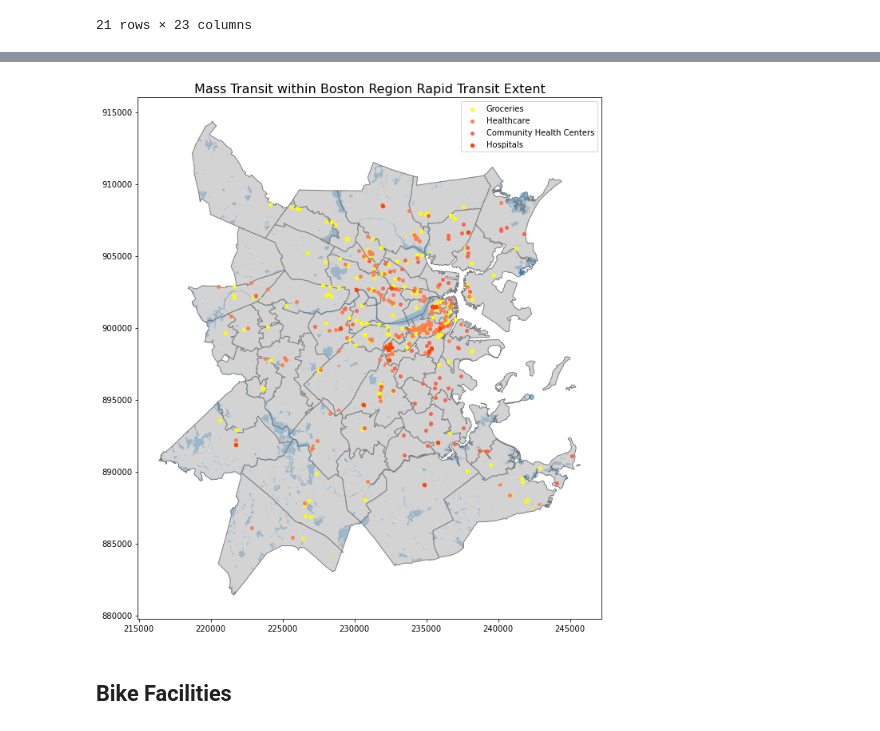
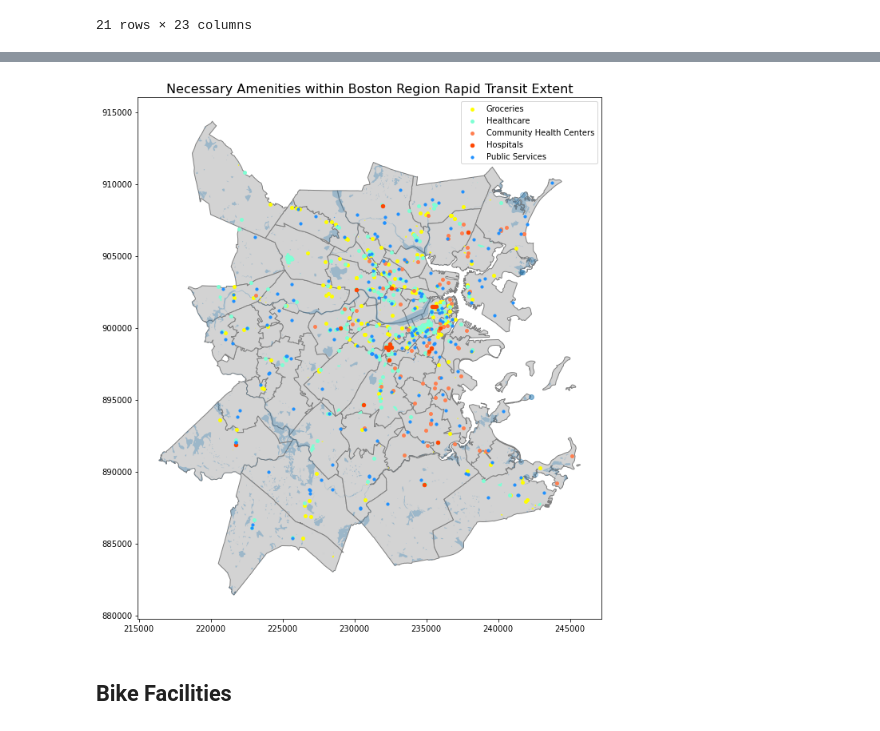
Before and after one commit to jcheng02/uep239-final-project, a Jupyter notebook: jcheng02_uep239_final_project.ipynb, the cells around one changed output, grey strips where cells are left out. Drawn from its saved outputs; the diff is of its cells as text; code cells hidden in the pictures.

Commit message:
Public services imported from MassGIS and found from OSMnx.

```diff
--- a/jcheng02_uep239_final_project.ipynb
+++ b/jcheng02_uep239_final_project.ipynb
@@ -704,5 +693,6 @@ plt.show()
 # %%
-health_tags = {'healthcare':True}
+health_tags = {'healthcare':True, 'amenity':['clinic', 'doctors', 'dentist', 'health_post', 'hospital', 'pharmacy']}
 healthcare = ox.geometries_from_polygon(graph_extent_latlong, health_tags)
+healthcare = convert_n_clip(healthcare, rt_zcta)
 healthcare
 # %% [output]
@@ -738,0 +771,5 @@ healthcare
+# %%
+ps_tags = {'amenity':['fire_station', 'police', 'post_office']}
+public_service = ox.geometries_from_polygon(graph_extent_latlong, ps_tags)
+public_service = convert_n_clip(public_service, rt_zcta)
+public_service
@@ -739,14 +790,15 @@ healthcare
 # %%
 ax = rt_zcta.plot(color='lightgrey', edgecolor='grey', figsize=(12,12))
 boston_water.plot(ax=ax, alpha=0.3)
 grocery.plot(ax=ax, markersize=15, color='yellow', label='Groceries')
-healthcare.plot(ax=ax, markersize=15, color='coral', label='Healthcare')
-comm_health.plot(ax=ax, markersize=15, color='tomato', label='Community Health Centers')
+healthcare.plot(ax=ax, markersize=15, color='aquamarine', label='Healthcare')
+comm_health.plot(ax=ax, markersize=15, color='coral', label='Community Health Centers')
 hospitals.plot(ax=ax, markersize=20, color='orangered', label='Hospitals')
-plt.title('Mass Transit within Boston Region Rapid Transit Extent', fontsize=16)
+public_service.plot(ax=ax, markersize=10, color='dodgerblue', label='Public Services')
+plt.title('Necessary Amenities within Boston Region Rapid Transit Extent', fontsize=16)
 plt.legend()
 plt.show()
 # %% [output]
-[figure, old version]
+[figure, new version]
 # %% [markdown]
 ## Bike Facilities
```
Also changed, not shown: parts of 13 cells of this notebook, 25 other files.
